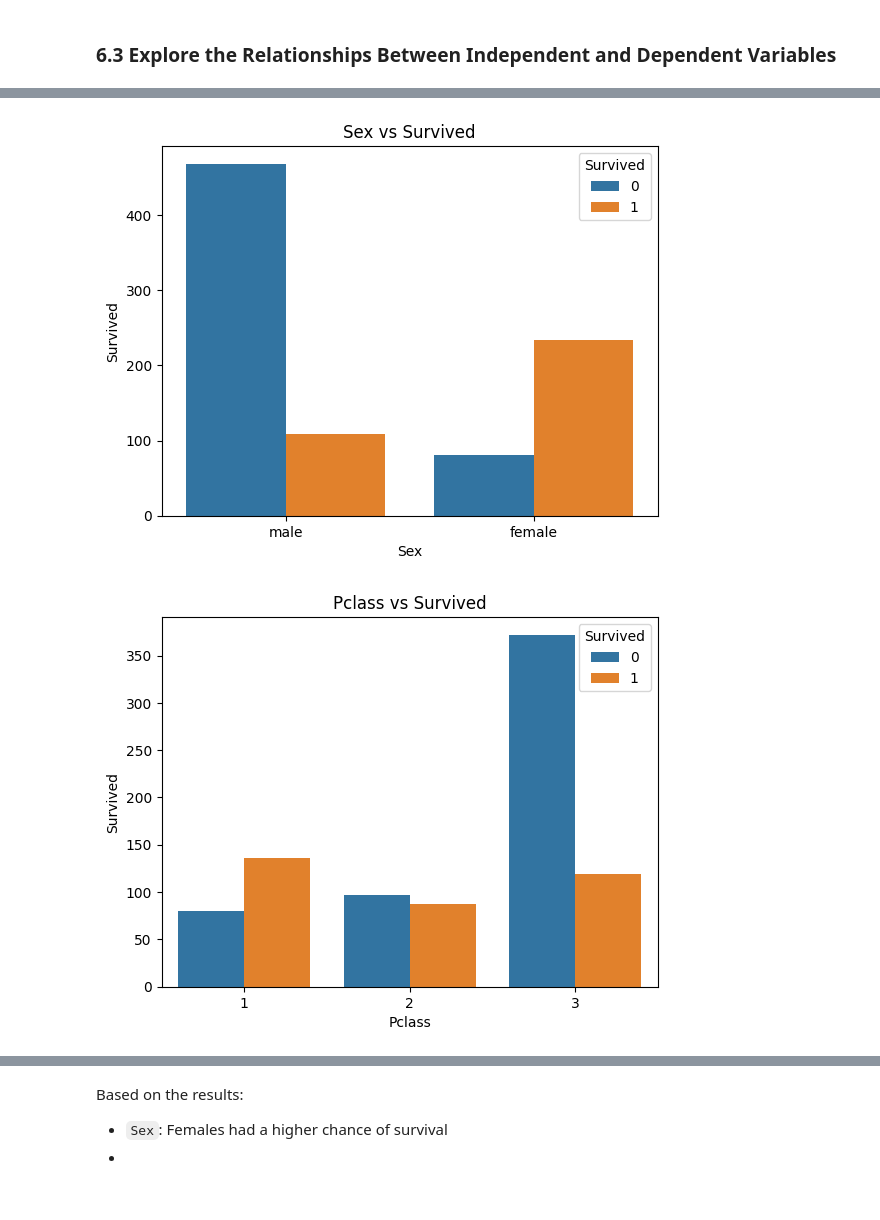
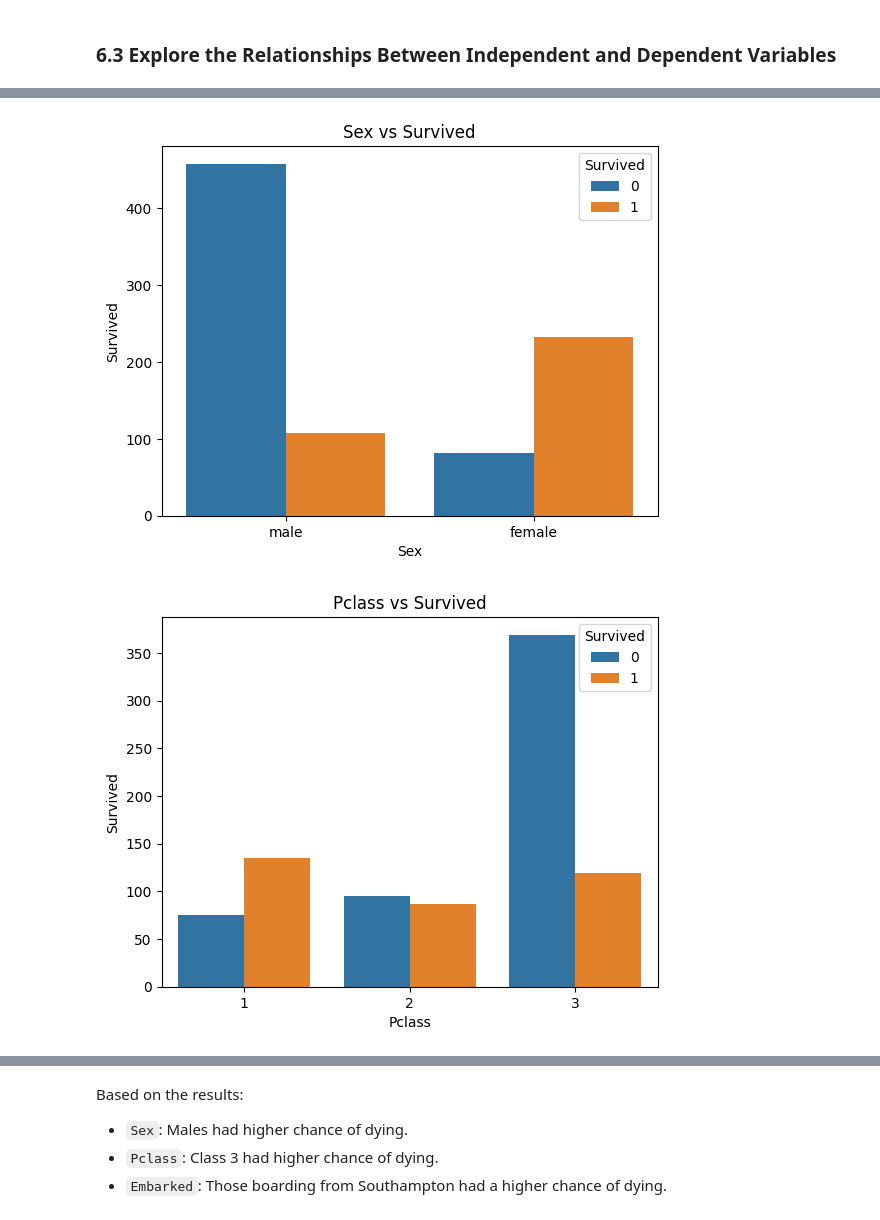
Before and after one commit to svarong-port/data-analytics-projects, a Jupyter notebook: titanic/titanic.ipynb, the cells around one changed output, grey strips where cells are left out. Cells and saved outputs as stored; diff of their text form; code cells hidden in the pictures.

```diff
--- a/titanic/titanic.ipynb
+++ b/titanic/titanic.ipynb
@@ -339,0 +387,19 @@ I decided to keep the outliers in `Age` for now as they may represent real edge
+# %%
+# remove outlier from `Age`
+
+## calculate Q1 and Q1
+q1 = df["Age"].quantile(0.25)
+q3 = df["Age"].quantile(0.75)
+
+## IQR
+iqr = q3 - q1
+
+## calculate lowerbound and upperbound
+lower = q1 - (iqr * 1.5)
+upper = q3 + (iqr * 1.5)
+
+## filter out outliers
+df5 = df4[(df4["Age"] >= lower) & (df4["Age"] <= upper)]
+
+# check results with box plot
+sns.boxplot(data=df5, x="Age")
@@ -364,27 +433,27 @@ memory usage: 79.7+ KB
 # visualise categorical independent variables (IVs) and dependent variable (DV)
 
 ## define a function to plot cat IV and DV
-def cat_plot(x, y, data):
+def cat_plot(iv, dv, data):
 
-    # plot the graph
-    sns.countplot(x=x,
-                  hue=y,
+    # create the plot
+    sns.countplot(x=iv,
+                  hue=dv,
                   data=data)
 
     # add title and axis labels
-    plt.title(x + " vs " + y)
-    plt.xlabel(x)
-    plt.ylabel(y)
+    plt.title(iv + " vs " + dv)
+    plt.xlabel(iv)
+    plt.ylabel(dv)
 
     # show the plot
     plt.show()
 # %%
 ## instantiate the list of categorical variables
 cat_ivs = ["Sex", "Pclass", "Embarked"]
 
 ## for look through the list
 for iv in cat_ivs:
-    cat_plot(iv, "Survived", df4)
+    cat_plot(iv, "Survived", df5)
 # %% [output]
-[figure, old version]
+[figure, new version]
-[figure, old version]
+[figure, new version]
@@ -392,4 +461,5 @@ for iv in cat_ivs:
 # %% [markdown]
 Based on the results:
-- `Sex`: Females had a higher chance of survival
--
+- `Sex`: Males had higher chance of dying.
+- `Pclass`: Class 3 had higher chance of dying.
+- `Embarked`: Those boarding from Southampton had a higher chance of dying.
```
Also changed, not shown: parts of 12 cells of this notebook.
